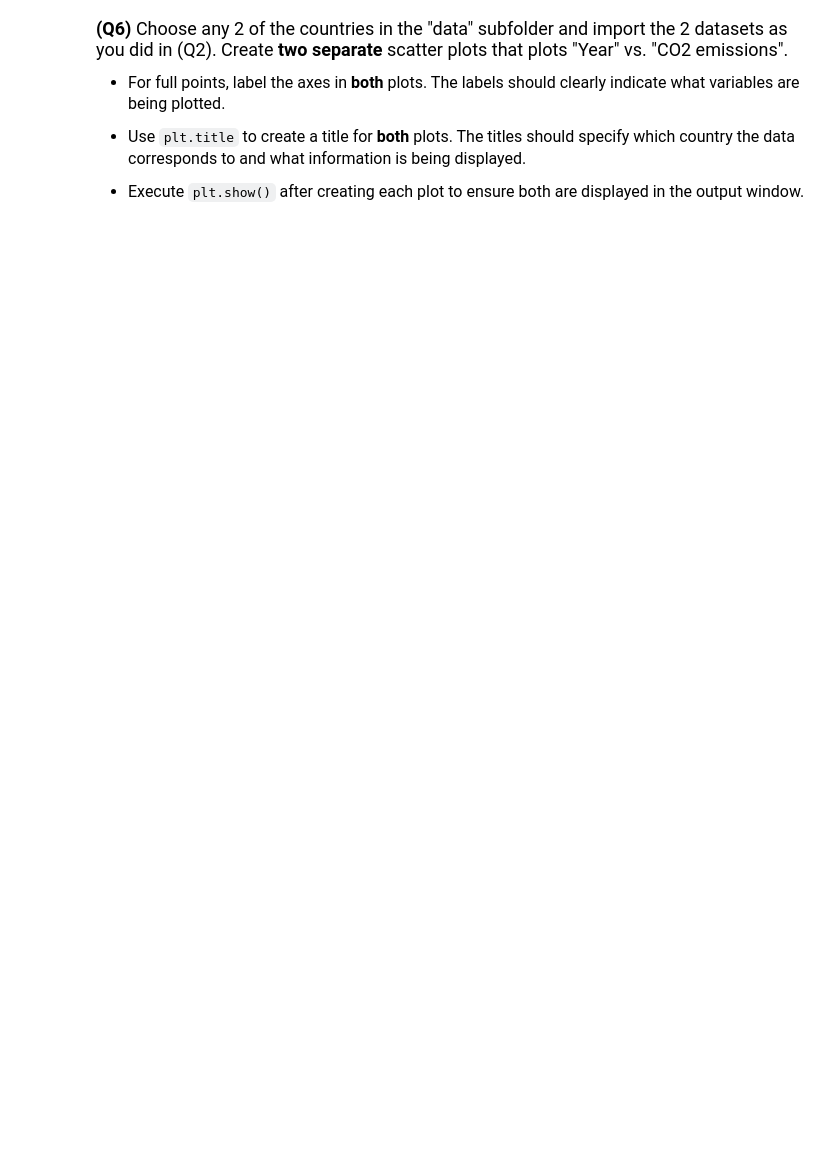
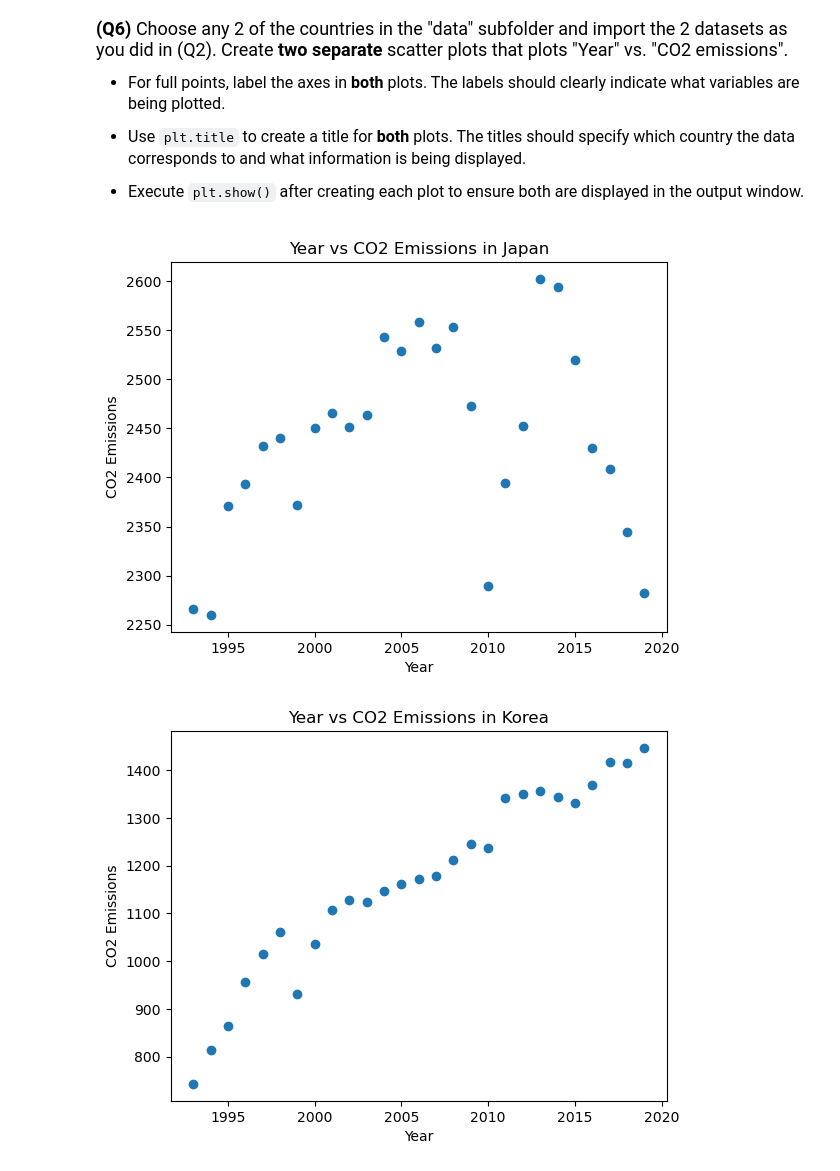
Before and after one commit to eperez-25/datasci151spring2026, a Jupyter notebook: _assignments/assignment_2/Assignment2.ipynb, the cells around one changed output. Saved outputs shown, nothing was run; the diff lists cells and outputs as text; code cells hidden in the pictures; blank space fills up the shorter version.

```diff
--- a/_assignments/assignment_2/Assignment2.ipynb
+++ b/_assignments/assignment_2/Assignment2.ipynb
@@ -122,0 +154,19 @@ us_emissions["CO2_emission"].describe()
+# %%
+# Write your answer
+
+Japan = pandas.read_csv("data/japan_emission.csv")
+plt.scatter(x = Japan['Year'], y = Japan['CO2_emission'])
+plt.xlabel("Year")
+plt.ylabel("CO2 Emissions")
+plt.title("Year vs CO2 Emissions in Japan")
+plt.show()
+
+Korea = pandas.read_csv("data/korea_emission.csv")
+plt.scatter(x = Korea['Year'], y = Korea['CO2_emission'])
+plt.xlabel("Year")
+plt.ylabel("CO2 Emissions")
+plt.title("Year vs CO2 Emissions in Korea")
+plt.show()
+# %% [output]
+[figure, added]
+[figure, added]
```
Also changed, not shown: parts of 7 cells of this notebook.
